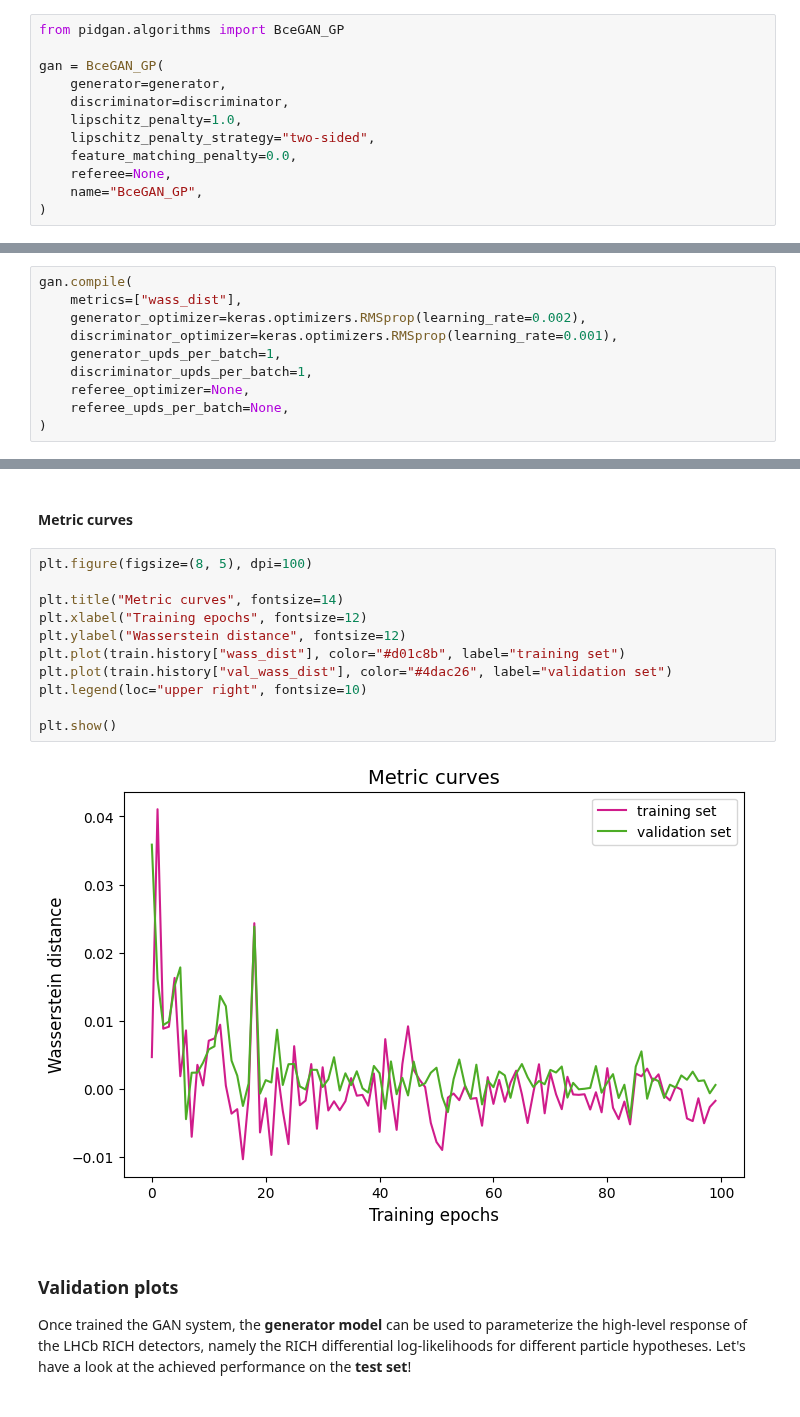
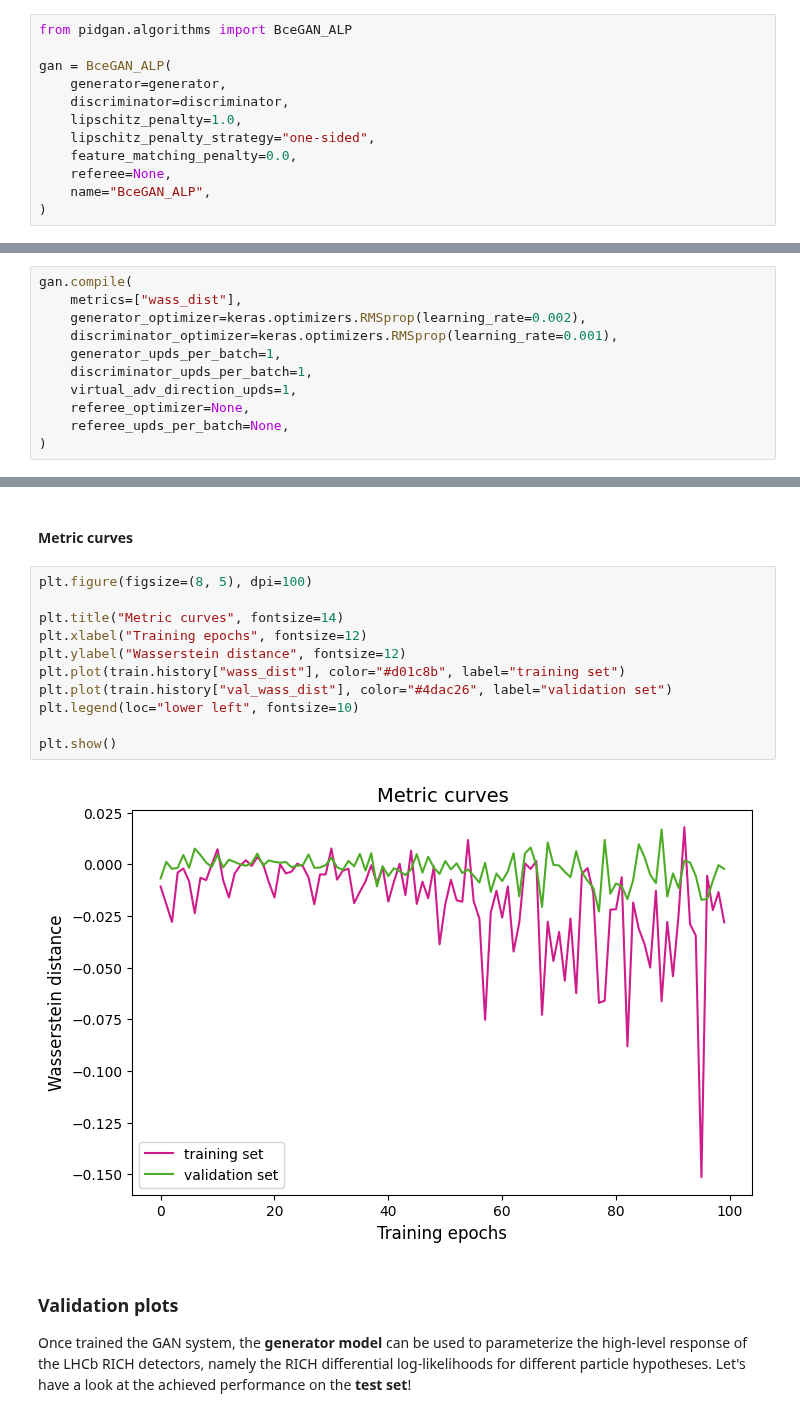
Before and after one commit to mbarbetti/pidgan-notebooks, a Jupyter notebook: tutorial-BceGAN_ALP-LHCb_RICH.ipynb, the cells around one changed output, grey strips where cells are left out. Saved outputs shown, nothing was run; the diff lists cells and outputs as text.

```diff
--- a/tutorial-BceGAN_ALP-LHCb_RICH.ipynb
+++ b/tutorial-BceGAN_ALP-LHCb_RICH.ipynb
@@ -419,14 +420,14 @@ It's time to initialize a [`BceGAN`](https://github.com/mbarbetti/pidgan/blob/ma
 # %%
-from pidgan.algorithms import BceGAN_GP
+from pidgan.algorithms import BceGAN_ALP
 
-gan = BceGAN_GP(
+gan = BceGAN_ALP(
     generator=generator,
     discriminator=discriminator,
     lipschitz_penalty=1.0,
-    lipschitz_penalty_strategy="two-sided",
+    lipschitz_penalty_strategy="one-sided",
     feature_matching_penalty=0.0,
     referee=None,
-    name="BceGAN_GP",
+    name="BceGAN_ALP",
 )
 # %% [markdown]
 #### Model compilation
@@ -447,6 +451,7 @@ gan.compile(
     discriminator_optimizer=keras.optimizers.RMSprop(learning_rate=0.001),
     generator_upds_per_batch=1,
     discriminator_upds_per_batch=1,
+    virtual_adv_direction_upds=1,
     referee_optimizer=None,
     referee_upds_per_batch=None,
 )
@@ -576,16 +581,16 @@ plt.show()
 # %%
 plt.figure(figsize=(8, 5), dpi=100)
 
 plt.title("Metric curves", fontsize=14)
 plt.xlabel("Training epochs", fontsize=12)
 plt.ylabel("Wasserstein distance", fontsize=12)
 plt.plot(train.history["wass_dist"], color="#d01c8b", label="training set")
 plt.plot(train.history["val_wass_dist"], color="#4dac26", label="validation set")
-plt.legend(loc="upper right", fontsize=10)
+plt.legend(loc="lower left", fontsize=10)
 
 plt.show()
 # %% [output]
-[figure, old version]
+[figure, new version]
 # %% [markdown]
 ### Validation plots
 
```
Also changed, not shown: parts of 19 cells of this notebook.
